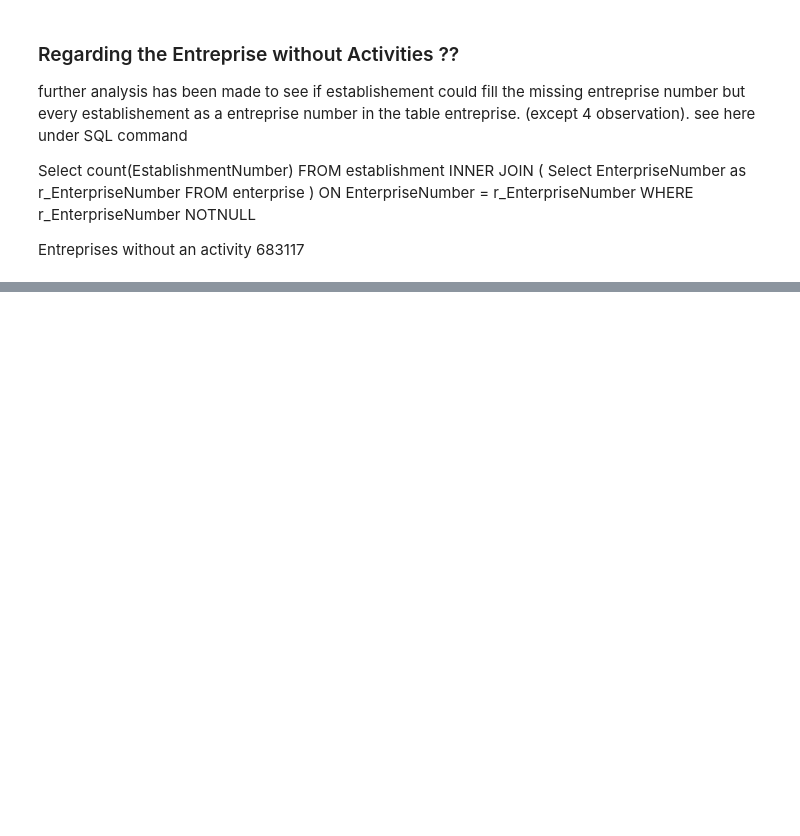
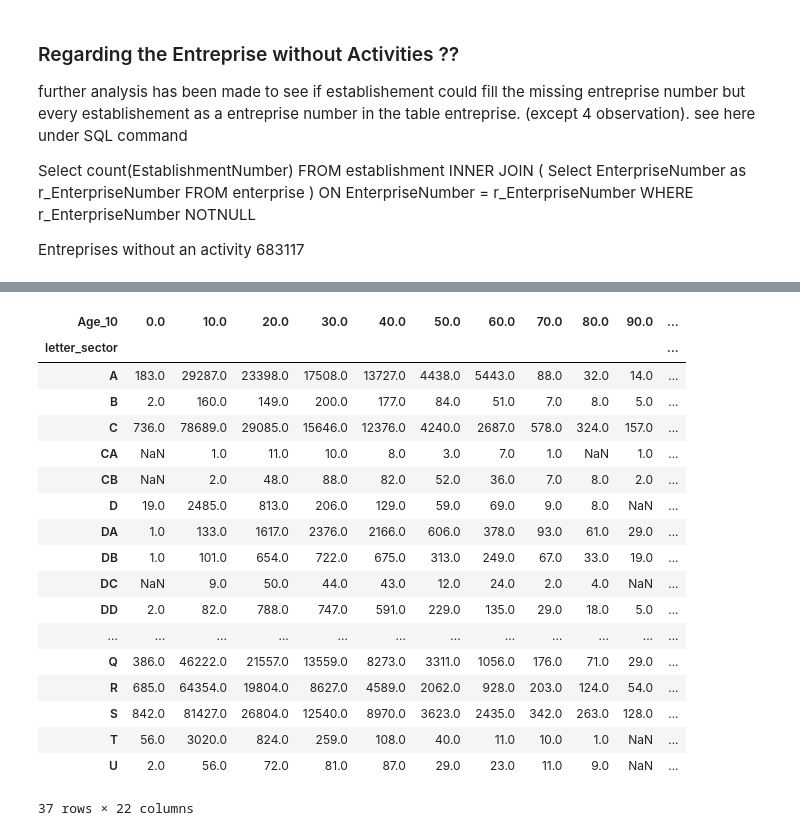
Before and after one commit to tanialemos/data_viz_SQL, a Jupyter notebook: data_exploration.ipynb, the cells around one changed output, grey strips where cells are left out. Saved outputs shown, nothing was run; the diff lists cells and outputs as text; code cells hidden in the pictures; blank space fills up the shorter version.

```diff
--- a/data_exploration.ipynb
+++ b/data_exploration.ipynb
@@ -277,3 +252,6 @@ entreprise_activities = inner_activity_entreprise[inner_activity_entreprise['Cla
                                                 .isin(['MAIN',NaN])]\
                                                 .sort_values(by=['EnterpriseNumber','ActivityGroup','NaceVersion'])\
                                                 .drop_duplicates(subset=['EnterpriseNumber','ActivityGroup'],keep="last")
+# %%
+entreprise_activities = inner_activity_entreprise.sort_values(by=['EnterpriseNumber','Industry', 'ActivityGroup','Classification','NaceVersion'])\
+                                                .drop_duplicates(subset=['EnterpriseNumber','Industry','ActivityGroup', 'Classification'],keep="last")
@@ -369,0 +370,24 @@ code_tbls['ActivityGroup']
+# %%
+ages_sectors = df.groupby(['letter_sector','Age_10'])['EnterpriseNumber'].count().unstack().reset_index().set_index('letter_sector')
+
+ages_sectors
+# %% [output]
+| Age_10 | 0.0 | 10.0 | 20.0 | 30.0 | 40.0 | 50.0 | 60.0 | 70.0 | 80.0 | 90.0 | ... |
+| letter_sector |  |  |  |  |  |  |  |  |  |  | ... |
+| A | 183.0 | 29287.0 | 23398.0 | 17508.0 | 13727.0 | 4438.0 | 5443.0 | 88.0 | 32.0 | 14.0 | ... |
+| B | 2.0 | 160.0 | 149.0 | 200.0 | 177.0 | 84.0 | 51.0 | 7.0 | 8.0 | 5.0 | ... |
+| C | 736.0 | 78689.0 | 29085.0 | 15646.0 | 12376.0 | 4240.0 | 2687.0 | 578.0 | 324.0 | 157.0 | ... |
+| CA | NaN | 1.0 | 11.0 | 10.0 | 8.0 | 3.0 | 7.0 | 1.0 | NaN | 1.0 | ... |
+| CB | NaN | 2.0 | 48.0 | 88.0 | 82.0 | 52.0 | 36.0 | 7.0 | 8.0 | 2.0 | ... |
+| D | 19.0 | 2485.0 | 813.0 | 206.0 | 129.0 | 59.0 | 69.0 | 9.0 | 8.0 | NaN | ... |
+| DA | 1.0 | 133.0 | 1617.0 | 2376.0 | 2166.0 | 606.0 | 378.0 | 93.0 | 61.0 | 29.0 | ... |
+| DB | 1.0 | 101.0 | 654.0 | 722.0 | 675.0 | 313.0 | 249.0 | 67.0 | 33.0 | 19.0 | ... |
+| DC | NaN | 9.0 | 50.0 | 44.0 | 43.0 | 12.0 | 24.0 | 2.0 | 4.0 | NaN | ... |
+| DD | 2.0 | 82.0 | 788.0 | 747.0 | 591.0 | 229.0 | 135.0 | 29.0 | 18.0 | 5.0 | ... |
+| ... | ... | ... | ... | ... | ... | ... | ... | ... | ... | ... | ... |
+| Q | 386.0 | 46222.0 | 21557.0 | 13559.0 | 8273.0 | 3311.0 | 1056.0 | 176.0 | 71.0 | 29.0 | ... |
+| R | 685.0 | 64354.0 | 19804.0 | 8627.0 | 4589.0 | 2062.0 | 928.0 | 203.0 | 124.0 | 54.0 | ... |
+| S | 842.0 | 81427.0 | 26804.0 | 12540.0 | 8970.0 | 3623.0 | 2435.0 | 342.0 | 263.0 | 128.0 | ... |
+| T | 56.0 | 3020.0 | 824.0 | 259.0 | 108.0 | 40.0 | 11.0 | 10.0 | 1.0 | NaN | ... |
+| U | 2.0 | 56.0 | 72.0 | 81.0 | 87.0 | 29.0 | 23.0 | 11.0 | 9.0 | NaN | ... |
+37 rows × 22 columns
```
Also changed, not shown: parts of 22 cells of this notebook, 1 other file.
